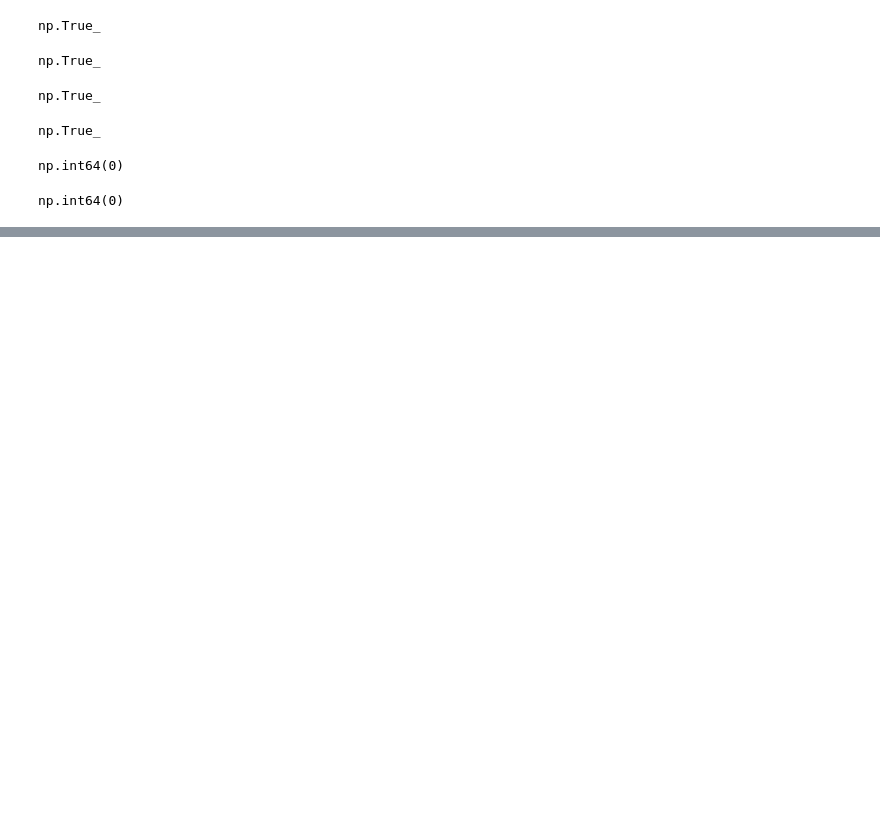
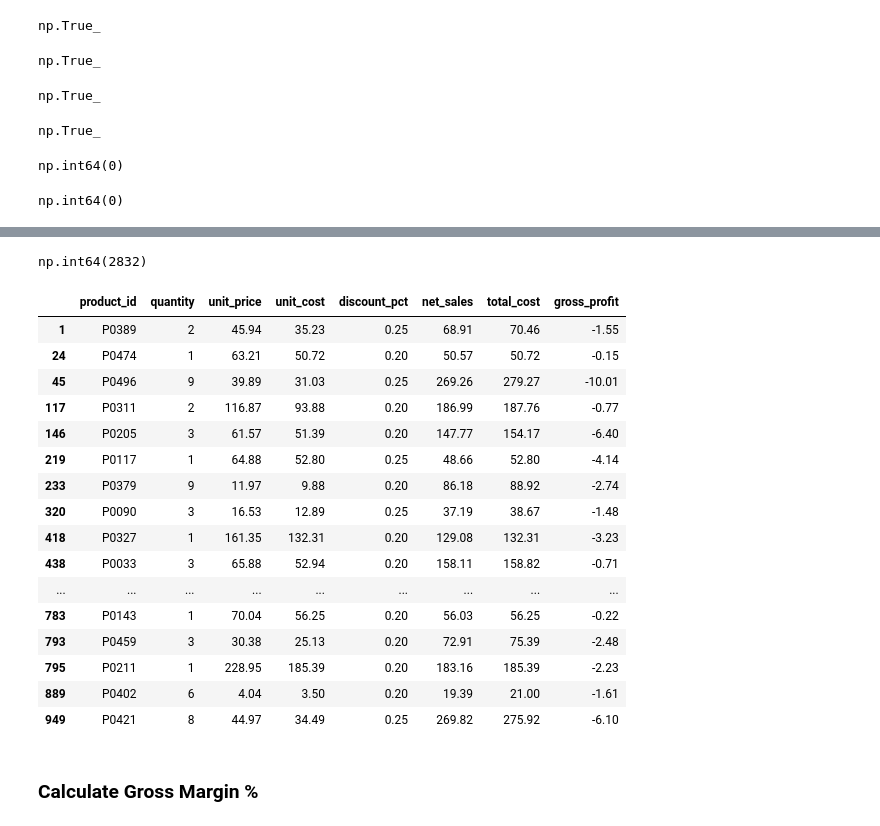
Before and after one commit to Abu-Hozaifa-Retail-Analyst/Retail-Sales-And-Store-Performance-Analytics, a Jupyter notebook: python/05_generate_sales_transactions.ipynb, the cells around one changed output, grey strips where cells are left out. Saved outputs shown, nothing was run; the diff lists cells and outputs as text; code cells hidden in the pictures; blank space fills up the shorter version.

Commit message:
Add pricing discounts cost and profit calculations

```diff
--- a/python/05_generate_sales_transactions.ipynb
+++ b/python/05_generate_sales_transactions.ipynb
@@ -1758,0 +2378,11 @@ np.int64(0)
+# %%
+product_cost_map = (
+    df_product
+    .set_index("product_id")["unit_cost"]
+    .to_dict()
+)
+# %%
+df_sales["unit_cost"] = (
+    df_sales["product_id"]
+    .map(product_cost_map)
+)
@@ -1758,0 +2430,5 @@ np.int64(0)
+# %%
+df_sales["total_cost"] = (
+    df_sales["quantity"]
+    * df_sales["unit_cost"]
+).round(2)
@@ -1758,0 +2471,5 @@ np.int64(0)
+# %%
+df_sales["gross_profit"] = (
+    df_sales["net_sales"]
+    - df_sales["total_cost"]
+).round(2)
@@ -1758,0 +2502,38 @@ np.int64(0)
+# %%
+(df_sales["gross_profit"] < 0).sum()
+# %% [output]
+np.int64(2832)
+# %%
+df_sales.loc[
+    df_sales["gross_profit"] < 0,
+    [
+        "product_id",
+        "quantity",
+        "unit_price",
+        "unit_cost",
+        "discount_pct",
+        "net_sales",
+        "total_cost",
+        "gross_profit"
+    ]
+].head(20)
+# %% [output]
+|  | product_id | quantity | unit_price | unit_cost | discount_pct | net_sales | total_cost | gross_profit |
+| 1 | P0389 | 2 | 45.94 | 35.23 | 0.25 | 68.91 | 70.46 | -1.55 |
+| 24 | P0474 | 1 | 63.21 | 50.72 | 0.20 | 50.57 | 50.72 | -0.15 |
+| 45 | P0496 | 9 | 39.89 | 31.03 | 0.25 | 269.26 | 279.27 | -10.01 |
+| 117 | P0311 | 2 | 116.87 | 93.88 | 0.20 | 186.99 | 187.76 | -0.77 |
+| 146 | P0205 | 3 | 61.57 | 51.39 | 0.20 | 147.77 | 154.17 | -6.40 |
+| 219 | P0117 | 1 | 64.88 | 52.80 | 0.25 | 48.66 | 52.80 | -4.14 |
+| 233 | P0379 | 9 | 11.97 | 9.88 | 0.20 | 86.18 | 88.92 | -2.74 |
+| 320 | P0090 | 3 | 16.53 | 12.89 | 0.25 | 37.19 | 38.67 | -1.48 |
+| 418 | P0327 | 1 | 161.35 | 132.31 | 0.20 | 129.08 | 132.31 | -3.23 |
+| 438 | P0033 | 3 | 65.88 | 52.94 | 0.20 | 158.11 | 158.82 | -0.71 |
+| ... | ... | ... | ... | ... | ... | ... | ... | ... |
+| 783 | P0143 | 1 | 70.04 | 56.25 | 0.20 | 56.03 | 56.25 | -0.22 |
+| 793 | P0459 | 3 | 30.38 | 25.13 | 0.20 | 72.91 | 75.39 | -2.48 |
+| 795 | P0211 | 1 | 228.95 | 185.39 | 0.20 | 183.16 | 185.39 | -2.23 |
+| 889 | P0402 | 6 | 4.04 | 3.50 | 0.20 | 19.39 | 21.00 | -1.61 |
+| 949 | P0421 | 8 | 44.97 | 34.49 | 0.25 | 269.82 | 275.92 | -6.10 |
+# %% [markdown]
+### Calculate Gross Margin %
```
Also changed, not shown: parts of 141 cells of this notebook.
